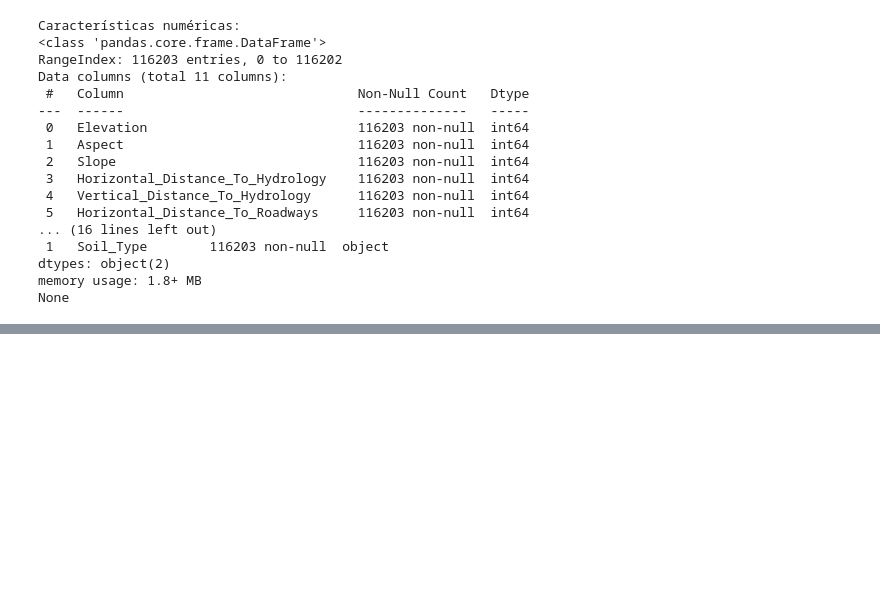
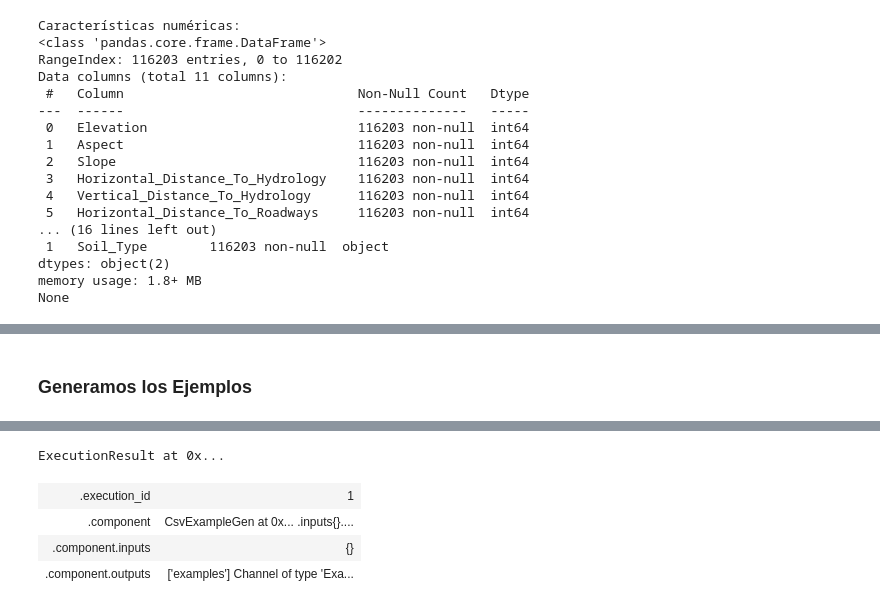
Before and after one commit to CamiDzN/Proyecto1MLOPS, a Jupyter notebook: notebooks/Proyecto_1.ipynb, the cells around one changed output, grey strips where cells are left out. Saved outputs shown, nothing was run; the diff lists cells and outputs as text; code cells hidden in the pictures; blank space fills up the shorter version.

```diff
--- a/notebooks/Proyecto_1.ipynb
+++ b/notebooks/Proyecto_1.ipynb
@@ -123,0 +187,12 @@ None
+# %%
+# Ubicación de la Metadata del Pipeline
+_pipeline_root = './pipeline_root/'
+
+# Directorio de los archivos de data "raw"
+_data_root = '../data/selected_dataset/'
+
+# Ruta de la data de entrenamiento "raw"
+_data_filepath = os.path.join(_data_root, 'selected.csv')
+# %%
+# Inicializar el InteractiveContext con un archivo de sqlite local.
+context = InteractiveContext(pipeline_root=_pipeline_root)
@@ -123,0 +201,9 @@ None
+# %% [markdown]
+### Generamos los Ejemplos
+# %%
+# Instanciar ExampleGen con el input CSV dataset
+example_gen = CsvExampleGen(input_base=_data_root)
+# %%
+# Execute the component
+context.run(example_gen)
+# %% [output]
@@ -123,0 +212,5 @@ None
+ExecutionResult at 0x...
+| .execution_id | 1 |
+| .component | CsvExampleGen at 0x... .inputs{}.... |
+| .component.inputs | {} |
+| .component.outputs | ['examples'] Channel of type 'Exa... |
```
Also changed, not shown: parts of 13 cells of this notebook, 20 other files.
